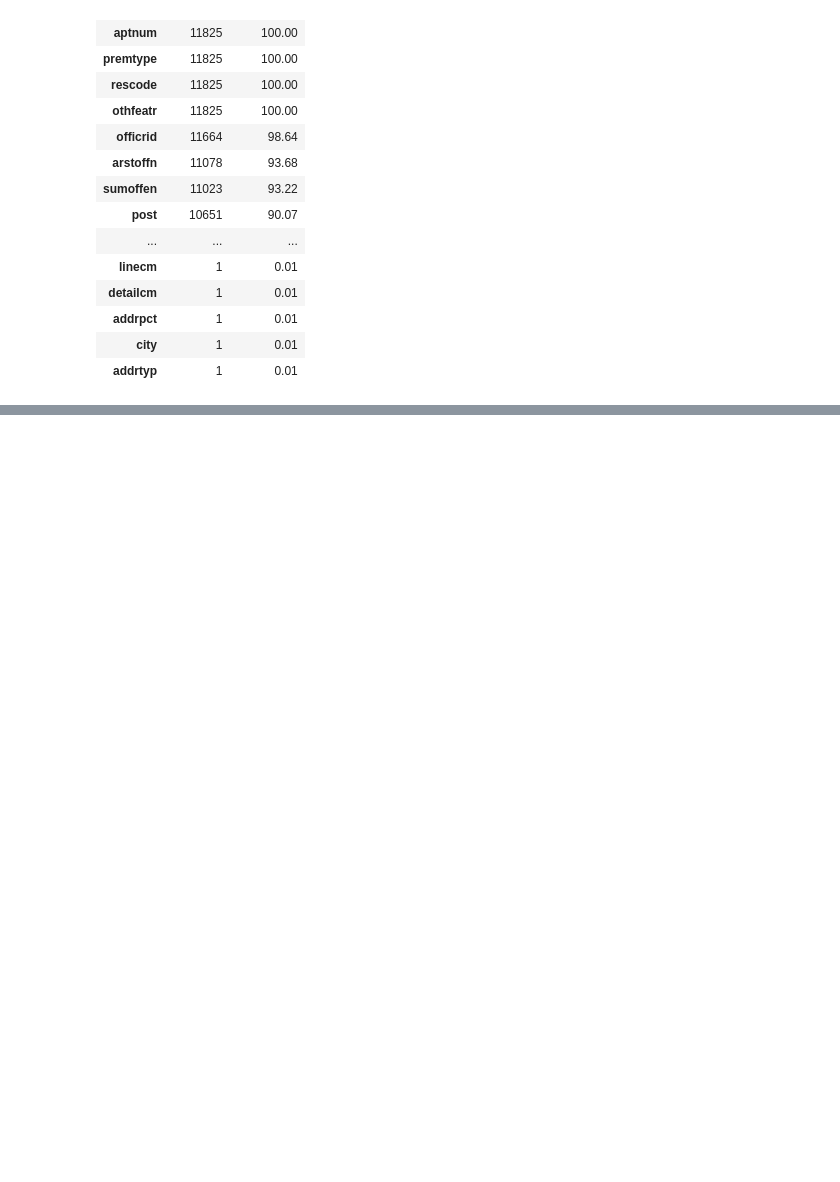
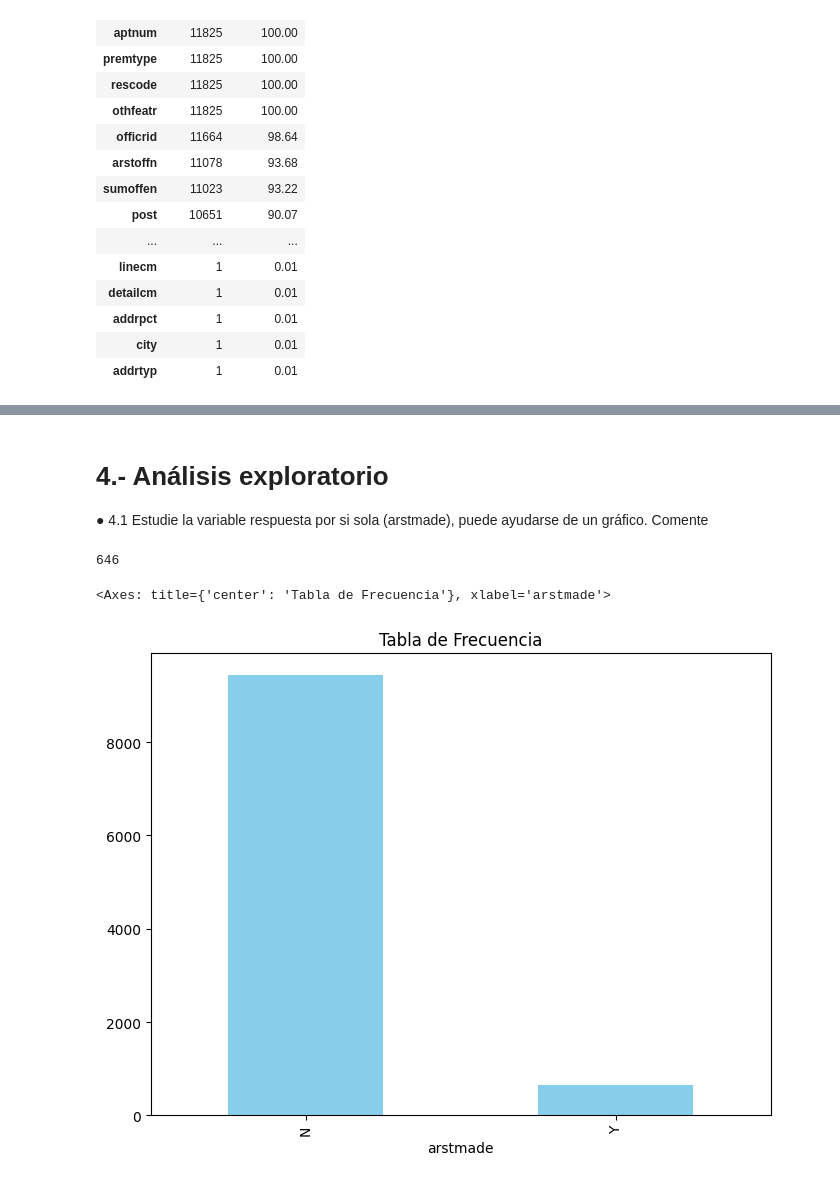
Before and after one commit to fidebravo/Modulo5, a Jupyter notebook: Modulo5_Sprint.ipynb, the cells around one changed output, grey strips where cells are left out. Saved outputs shown, nothing was run; the diff lists cells and outputs as text; code cells hidden in the pictures; blank space fills up the shorter version.

```diff
--- a/Modulo5_Sprint.ipynb
+++ b/Modulo5_Sprint.ipynb
@@ -194,0 +346,8 @@ dtype: int64
+# %%
+print(df_procedimientos_policiales['sector'])
+
+df_procedimientos_policiales['sector'] = np.where(df_procedimientos_policiales['sector'].isna(), 'U', df_procedimientos_policiales['sector'])
+df_procedimientos_policiales['trhsloc'] = np.where(df_procedimientos_policiales['trhsloc'].isna(), 'U', df_procedimientos_policiales['trhsloc'])
+df_procedimientos_policiales['beat'] = np.where(df_procedimientos_policiales['beat'].isna(), 'U', df_procedimientos_policiales['beat'])
+
+print(df_procedimientos_policiales['sector'])
@@ -194,0 +377,13 @@ dtype: int64
+# %%
+pies_a_metros = 0.3048
+pulgadas_a_metros = 0.0254
+
+df_procedimientos_policiales['ht_feet'] = df_procedimientos_policiales['ht_feet'] * pies_a_metros
+df_procedimientos_policiales['ht_inch'] = df_procedimientos_policiales['ht_inch'] * pulgadas_a_metros
+df_procedimientos_policiales['metros'] = df_procedimientos_policiales['ht_feet'] + df_procedimientos_policiales['ht_inch']
+
+print(df_procedimientos_policiales['ht_feet'].head(10))
+print(df_procedimientos_policiales['ht_inch'].head(10))
+print(df_procedimientos_policiales['metros'].head(10))
+
+df_procedimientos_policiales = df_procedimientos_policiales.drop(columns=['ht_feet', 'ht_inch'], axis=1)
@@ -194,0 +410,6 @@ dtype: int64
+# %%
+df_procedimientos_policiales['year'] = pd.to_datetime(df_procedimientos_policiales['datestop'], format='%m%d%Y').dt.year
+df_procedimientos_policiales['month'] = pd.to_datetime(df_procedimientos_policiales['datestop'], format='%m%d%Y').dt.month
+
+
+df_procedimientos_policiales['annio']
@@ -194,0 +446,7 @@ dtype: int64
+# %%
+columnas_seleccionadas = columnas_2_a_99_valores + ['month', 'year', 'metros', 'age']
+
+df_filtrado = df_procedimientos_policiales[columnas_seleccionadas]
+df_filtrado = df_filtrado[(df_filtrado['age'] >= 18) & (df_filtrado['age'] <= 100)]
+
+df_filtrado
@@ -194,0 +467,19 @@ dtype: int64
+# %% [markdown]
+# 4.- Análisis exploratorio
+
+● 4.1 Estudie la variable respuesta por si sola (arstmade), puede ayudarse de un gráfico. Comente
+# %%
+df_filtrado[variable_respuesta]
+tabla_de_frecuencia = df_filtrado[variable_respuesta].value_counts()
+cantidad_no_arresto = tabla_de_frecuencia[0]
+cantidad_arresto = tabla_de_frecuencia[1]
+porcentaje_no_arresto =  cantidad_no_arresto / len(df_filtrado) * 100
+porcentaje_arresto = cantidad_arresto / len(df_filtrado) * 100
+
+print(tabla_de_frecuencia[1])
+
+tabla_de_frecuencia.plot(kind='bar', color='skyblue', figsize=(8, 6), title='Tabla de Frecuencia')
+# %% [output]
+646
+<Axes: title={'center': 'Tabla de Frecuencia'}, xlabel='arstmade'>
+[figure, added]
```
Also changed, not shown: parts of 28 cells of this notebook.
